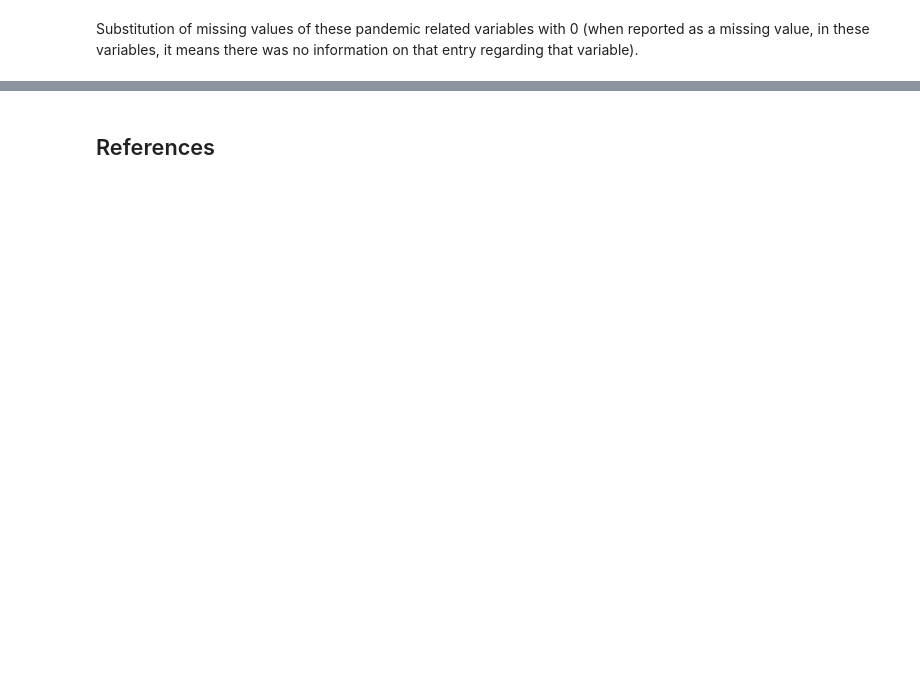
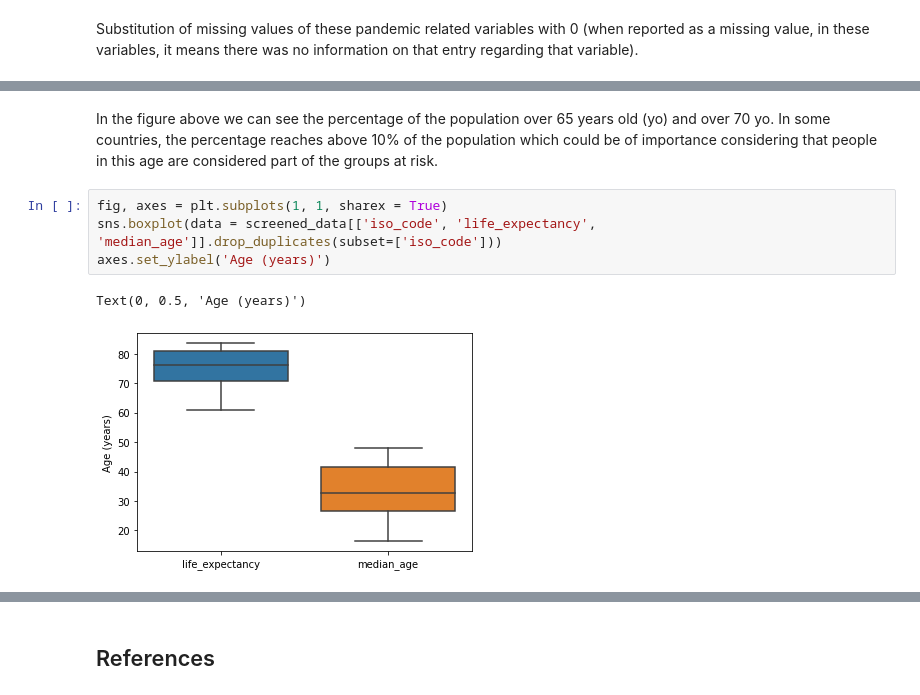
Before and after one commit to martinsM17/Covid19_Testing_Data, a Jupyter notebook: pipeline_analysis.ipynb, the cells around one changed output, grey strips where cells are left out. Saved outputs shown, nothing was run; the diff lists cells and outputs as text; blank space fills up the shorter version.

```diff
--- a/pipeline_analysis.ipynb
+++ b/pipeline_analysis.ipynb
@@ -190,0 +285,9 @@ Substitution of missing values of these pandemic related variables with 0 (when
+# %% [markdown]
+In the figure above we can see the percentage of the population over 65 years old (yo) and over 70 yo. In some countries, the percentage reaches above 10% of the population which could be of importance considering that people in this age are considered part of the groups at risk.
+# %%
+fig, axes = plt.subplots(1, 1, sharex = True)
+sns.boxplot(data = screened_data[['iso_code', 'life_expectancy', 'median_age']].drop_duplicates(subset=['iso_code']))
+axes.set_ylabel('Age (years)')
+# %% [output]
+Text(0, 0.5, 'Age (years)')
+[figure, added]
```
Also changed, not shown: parts of 48 cells of this notebook.
